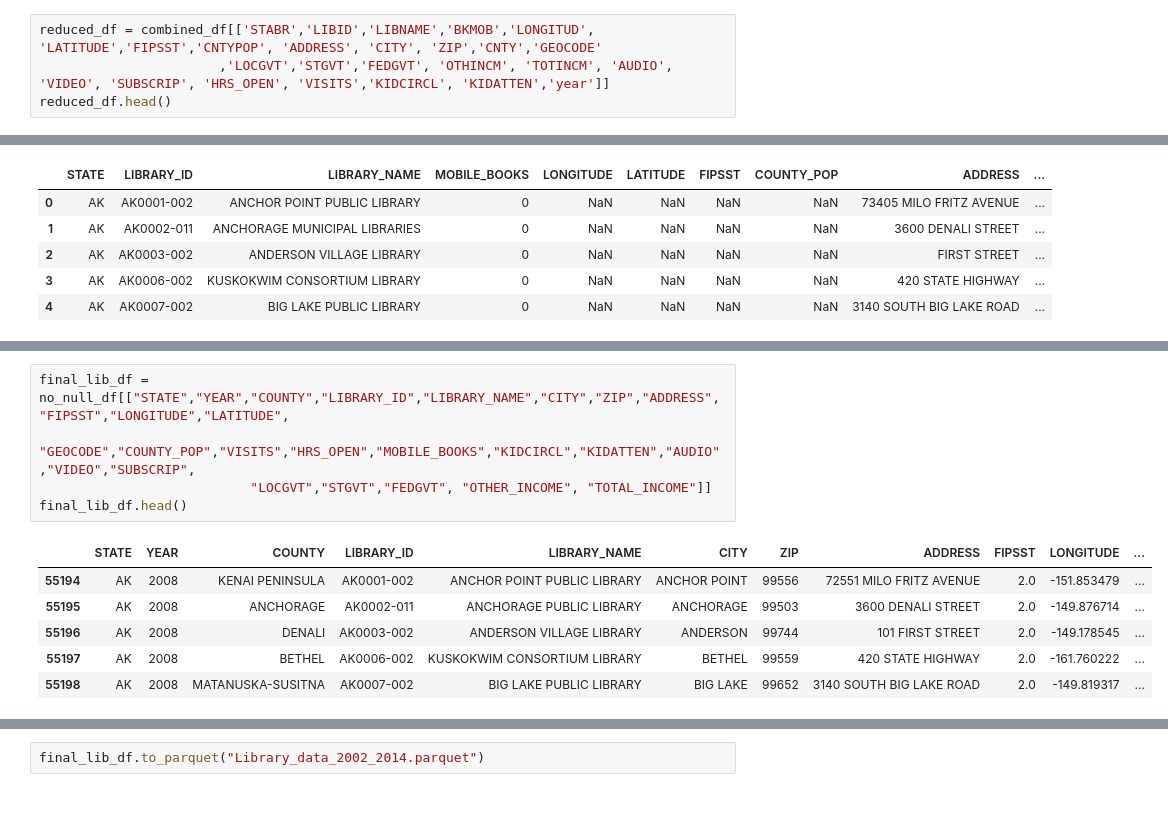
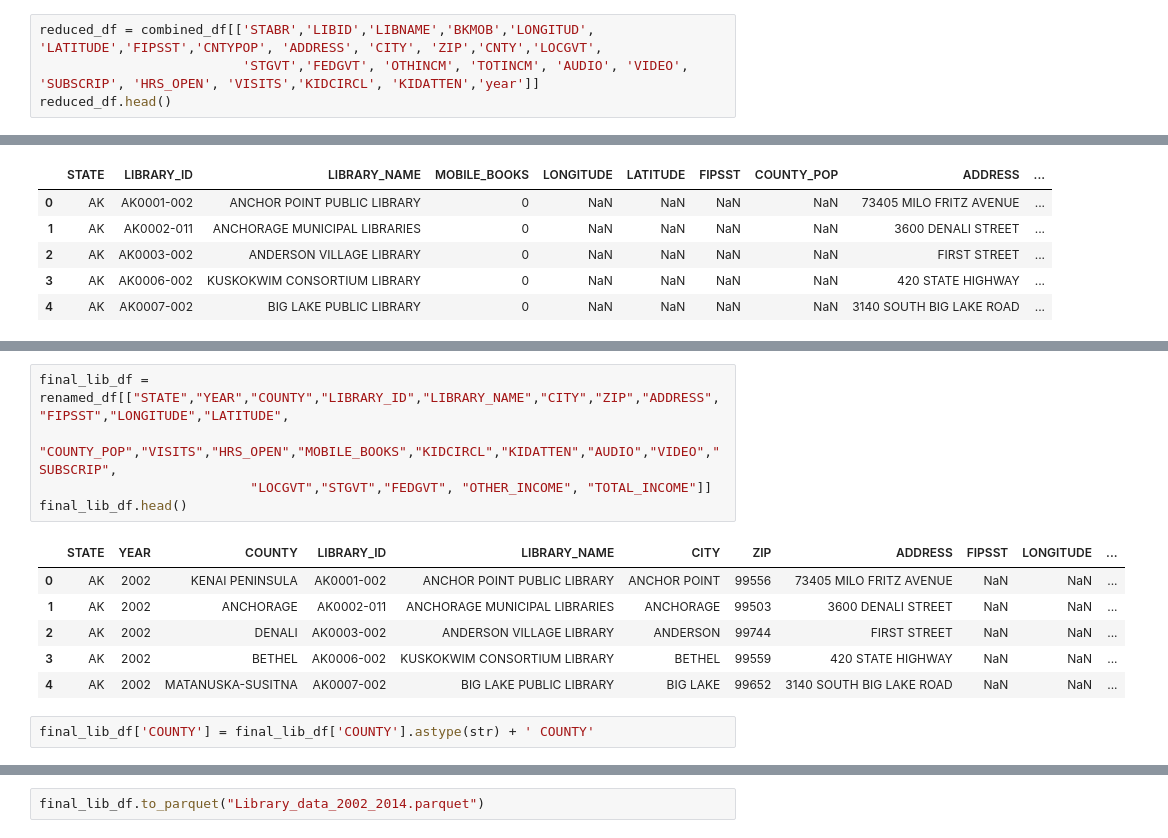
Before and after one commit to Becca8463/Project_3, a Jupyter notebook: library.ipynb, the cells around one changed output, grey strips where cells are left out. Cells and saved outputs as stored; diff of their text form; blank space fills up the shorter version.

```diff
--- a/library.ipynb
+++ b/library.ipynb
@@ -103,8 +103,8 @@ print(combined_df.columns.tolist())
 # %% [output]
 ['STABR', 'FSCSKEY', 'LIBID', 'LIBNAME', 'ADDRESS', 'CITY', 'ZIP', 'ZIP4', 'ADDRES_M', 'CITY_M', 'ZIP_M', 'ZIP4_M', 'CNTY', 'PHONE', 'WEB_ADDR', 'C_RELATN', 'C_LEGBAS', 'C_ADMIN', 'C_FSCS', 'GEOCODE', ...
 # %%
-reduced_df = combined_df[['STABR','LIBID','LIBNAME','BKMOB','LONGITUD', 'LATITUDE','FIPSST','CNTYPOP', 'ADDRESS', 'CITY', 'ZIP','CNTY','GEOCODE'
-                       ,'LOCGVT','STGVT','FEDGVT', 'OTHINCM', 'TOTINCM', 'AUDIO', 'VIDEO', 'SUBSCRIP', 'HRS_OPEN', 'VISITS','KIDCIRCL', 'KIDATTEN','year']]
+reduced_df = combined_df[['STABR','LIBID','LIBNAME','BKMOB','LONGITUD', 'LATITUDE','FIPSST','CNTYPOP', 'ADDRESS', 'CITY', 'ZIP','CNTY','LOCGVT',
+                          'STGVT','FEDGVT', 'OTHINCM', 'TOTINCM', 'AUDIO', 'VIDEO', 'SUBSCRIP', 'HRS_OPEN', 'VISITS','KIDCIRCL', 'KIDATTEN','year']]
 reduced_df.head()
 # %% [output]
 |  | STABR | LIBID | LIBNAME | BKMOB | LONGITUD | LATITUDE | FIPSST | CNTYPOP | ADDRESS | CITY | ZIP | ... |
@@ -169,12 +147,14 @@ dtype: int64
 # %%
-final_lib_df = no_null_df[["STATE","YEAR","COUNTY","LIBRARY_ID","LIBRARY_NAME","CITY","ZIP","ADDRESS","FIPSST","LONGITUDE","LATITUDE",
-                           "GEOCODE","COUNTY_POP","VISITS","HRS_OPEN","MOBILE_BOOKS","KIDCIRCL","KIDATTEN","AUDIO","VIDEO","SUBSCRIP",
+final_lib_df = renamed_df[["STATE","YEAR","COUNTY","LIBRARY_ID","LIBRARY_NAME","CITY","ZIP","ADDRESS","FIPSST","LONGITUDE","LATITUDE",
+                           "COUNTY_POP","VISITS","HRS_OPEN","MOBILE_BOOKS","KIDCIRCL","KIDATTEN","AUDIO","VIDEO","SUBSCRIP",
                            "LOCGVT","STGVT","FEDGVT", "OTHER_INCOME", "TOTAL_INCOME"]]
 final_lib_df.head()
 # %% [output]
 |  | STATE | YEAR | COUNTY | LIBRARY_ID | LIBRARY_NAME | CITY | ZIP | ADDRESS | FIPSST | LONGITUDE | ... |
-| 55194 | AK | 2008 | KENAI PENINSULA | AK0001-002 | ANCHOR POINT PUBLIC LIBRARY | ANCHOR POINT | 99556 | 72551 MILO FRITZ AVENUE | 2.0 | -151.853479 | ... |
-| 55195 | AK | 2008 | ANCHORAGE | AK0002-011 | ANCHORAGE PUBLIC LIBRARY | ANCHORAGE | 99503 | 3600 DENALI STREET | 2.0 | -149.876714 | ... |
-| 55196 | AK | 2008 | DENALI | AK0003-002 | ANDERSON VILLAGE LIBRARY | ANDERSON | 99744 | 101 FIRST STREET | 2.0 | -149.178545 | ... |
-| 55197 | AK | 2008 | BETHEL | AK0006-002 | KUSKOKWIM CONSORTIUM LIBRARY | BETHEL | 99559 | 420 STATE HIGHWAY | 2.0 | -161.760222 | ... |
-| 55198 | AK | 2008 | MATANUSKA-SUSITNA | AK0007-002 | BIG LAKE PUBLIC LIBRARY | BIG LAKE | 99652 | 3140 SOUTH BIG LAKE ROAD | 2.0 | -149.819317 | ... |
+| 0 | AK | 2002 | KENAI PENINSULA | AK0001-002 | ANCHOR POINT PUBLIC LIBRARY | ANCHOR POINT | 99556 | 73405 MILO FRITZ AVENUE | NaN | NaN | ... |
+| 1 | AK | 2002 | ANCHORAGE | AK0002-011 | ANCHORAGE MUNICIPAL LIBRARIES | ANCHORAGE | 99503 | 3600 DENALI STREET | NaN | NaN | ... |
+| 2 | AK | 2002 | DENALI | AK0003-002 | ANDERSON VILLAGE LIBRARY | ANDERSON | 99744 | FIRST STREET | NaN | NaN | ... |
+| 3 | AK | 2002 | BETHEL | AK0006-002 | KUSKOKWIM CONSORTIUM LIBRARY | BETHEL | 99559 | 420 STATE HIGHWAY | NaN | NaN | ... |
+| 4 | AK | 2002 | MATANUSKA-SUSITNA | AK0007-002 | BIG LAKE PUBLIC LIBRARY | BIG LAKE | 99652 | 3140 SOUTH BIG LAKE ROAD | NaN | NaN | ... |
+# %%
+final_lib_df['COUNTY'] = final_lib_df['COUNTY'].astype(str) + ' COUNTY'
```
Also changed, not shown: parts of 11 cells of this notebook, 2 other files.
